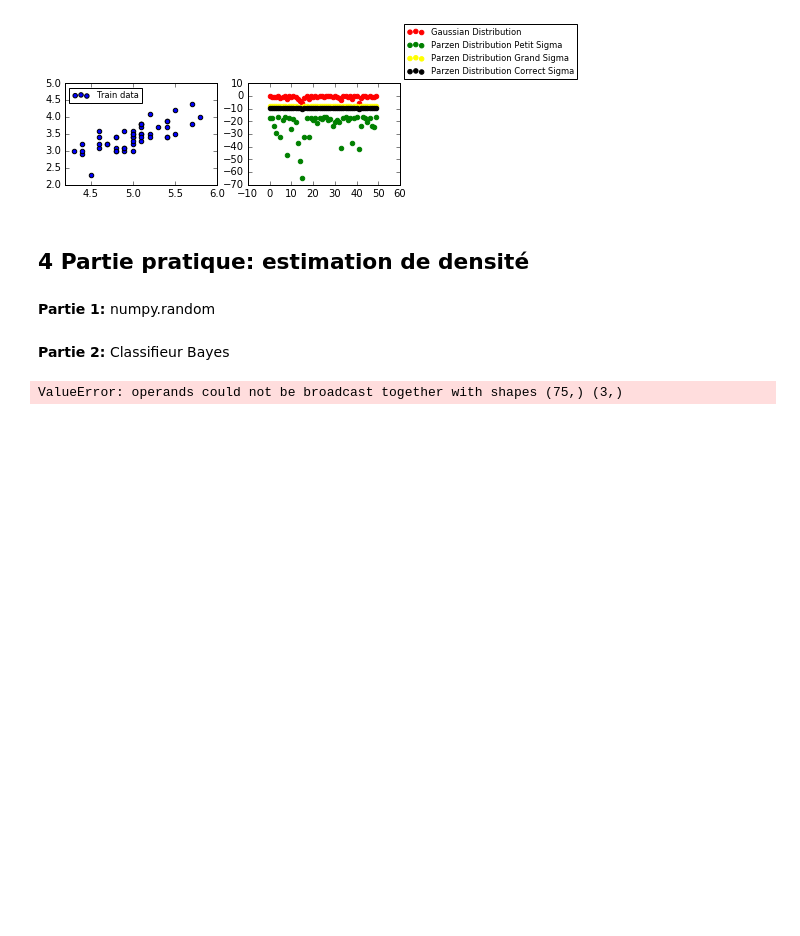
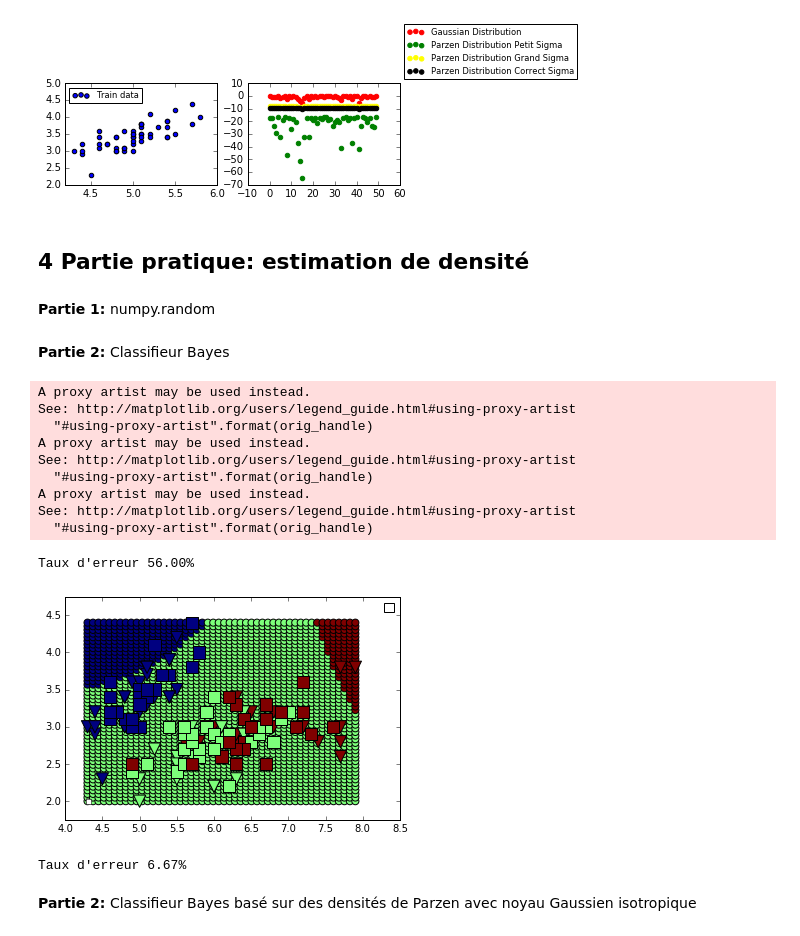
Before and after one commit to mabounassif/IFT6390, a Jupyter notebook: devoirs/d1/d1.ipynb, the cells around one changed output. Saved outputs shown, nothing was run; the diff lists cells and outputs as text; code cells hidden in the pictures; blank space fills up the shorter version.

Commit message:
Partie 2 de la section 4 terminee

```diff
--- a/devoirs/d1/d1.ipynb
+++ b/devoirs/d1/d1.ipynb
@@ -196,7 +197,7 @@ class classif_bayes:
 
         self.n_classes = len(self.modeles_mv)
 
-    def compute_preidictions(self, test_data):
+    def compute_predictions(self, test_data):
         log_pred = np.empty((test_data.shape[0], self.n_classes))
 
         for i in range(self.n_classes):
@@ -206,23 +207,72 @@ class classif_bayes:
 # %%
 # On repartage le train set par classes
 iris_train_2D_1 = iris_train_2D[iris_train_2D[:,-1] == 1]
 iris_train_2D_2 = iris_train_2D[iris_train_2D[:,-1] == 2]
 iris_train_2D_3 = iris_train_2D[iris_train_2D[:,-1] == 3]
 
 
 model_classe1=gauss(len(iris_train_2D_1))
 model_classe2=gauss(len(iris_train_2D_2))
 model_classe3=gauss(len(iris_train_2D_3))
 
-model_classe1.train(iris_train_2D_1)
-model_classe2.train(iris_train_2D_2)
-model_classe3.train(iris_train_2D_3)
+model_classe1.train(iris_train_2D_1[:,:-1])
+model_classe2.train(iris_train_2D_2[:,:-1])
+model_classe3.train(iris_train_2D_3[:,:-1])
 
 modele_mv=[model_classe1,model_classe2,model_classe3]
 priors=np.array([len(iris_train_2D_1),len(iris_train_2D_2),len(iris_train_2D_3)])/len(iris_train_2D)
 
 classifieur=classif_bayes(modele_mv,priors)
 
-log_prob = classifieur.compute_preidictions(iris_valid_2D[:,-1])
+log_prob = classifieur.compute_predictions(iris_valid_2D[:,:-1])
+
+classesPred = log_prob.argmax(1)+1
+
+utilitaires.teste(iris_valid_2D[:,-1], classesPred)
+
+print("Taux d'erreur %.2f%%" % ((1-(classesPred==iris_valid_2D[:,-1]).mean())*100.0))
+
+utilitaires.gridplot(classifieur,iris_train_2D,iris_valid_2D,n_points=50)
 # %% [output]
-ValueError: operands could not be broadcast together with shapes (75,) (3,)
+A proxy artist may be used instead.
+See: http://matplotlib.org/users/legend_guide.html#using-proxy-artist
+  "#using-proxy-artist".format(orig_handle)
+A proxy artist may be used instead.
+See: http://matplotlib.org/users/legend_guide.html#using-proxy-artist
+  "#using-proxy-artist".format(orig_handle)
+A proxy artist may be used instead.
+See: http://matplotlib.org/users/legend_guide.html#using-proxy-artist
+  "#using-proxy-artist".format(orig_handle)
+Taux d'erreur 56.00%
+[figure, added]
+# %%
+# On repartage le train set par classes
+iris_train_4D_1 = iris_train_4D[iris_train_4D[:,-1] == 1]
+iris_train_4D_2 = iris_train_4D[iris_train_4D[:,-1] == 2]
+iris_train_4D_3 = iris_train_4D[iris_train_4D[:,-1] == 3]
+
+
+model_classe1=gauss(len(iris_train_4D_1))
+model_classe2=gauss(len(iris_train_4D_2))
+model_classe3=gauss(len(iris_train_4D_3))
+
+model_classe1.train(iris_train_4D_1[:,:-1])
+model_classe2.train(iris_train_4D_2[:,:-1])
+model_classe3.train(iris_train_4D_3[:,:-1])
+
+modele_mv=[model_classe1,model_classe2,model_classe3]
+priors=np.array([len(iris_train_4D_1),len(iris_train_4D_2),len(iris_train_4D_3)])/len(iris_train_4D)
+
+classifieur=classif_bayes(modele_mv,priors)
+
+log_prob = classifieur.compute_predictions(iris_valid_4D[:,:-1])
+
+classesPred = log_prob.argmax(1)+1
+
+utilitaires.teste(iris_valid_4D[:,-1], classesPred)
+
+print("Taux d'erreur %.2f%%" % ((1-(classesPred==iris_valid_4D[:,-1]).mean())*100.0))
+# %% [output]
+Taux d'erreur 6.67%
+# %% [markdown]
+**Partie 2:** Classifieur Bayes basé sur des densités de Parzen avec noyau Gaussien isotropique
```
Also changed, not shown: parts of 1 cell of this notebook, 1 other file.
